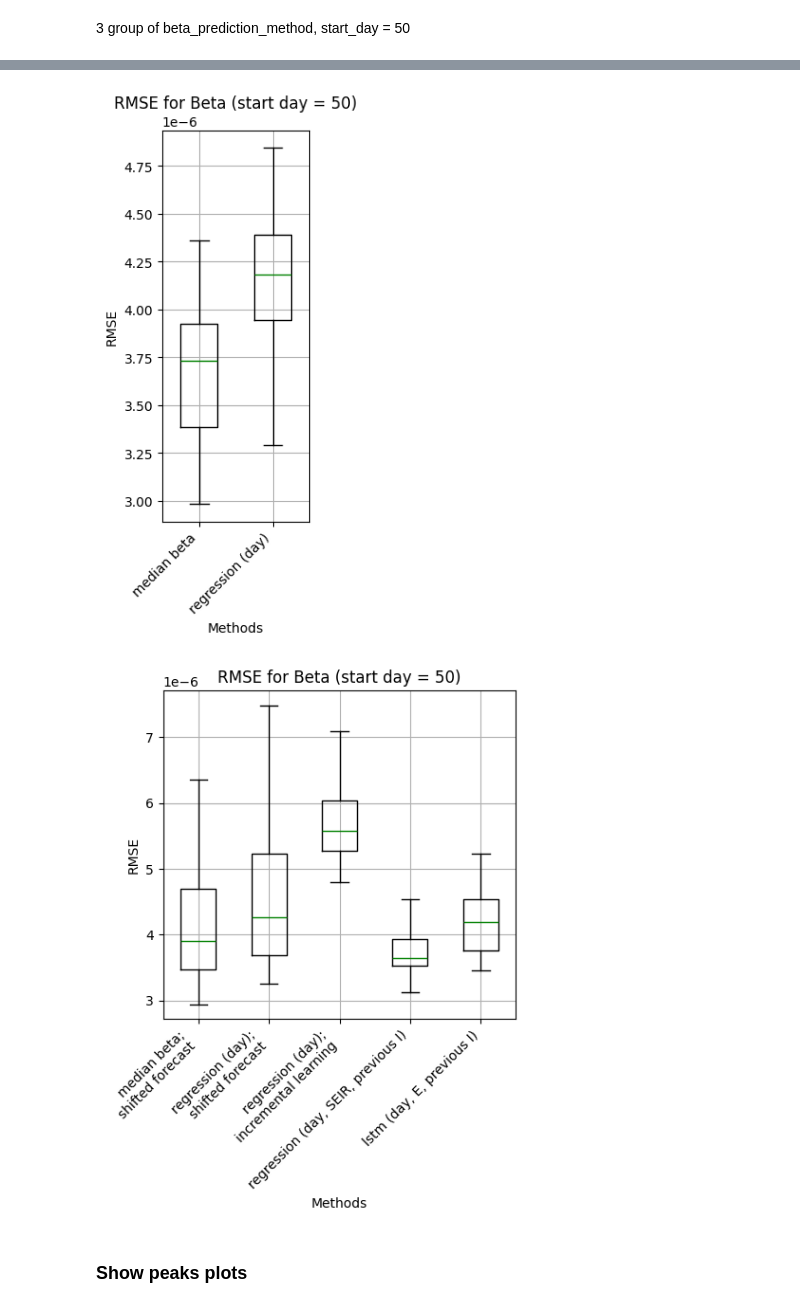
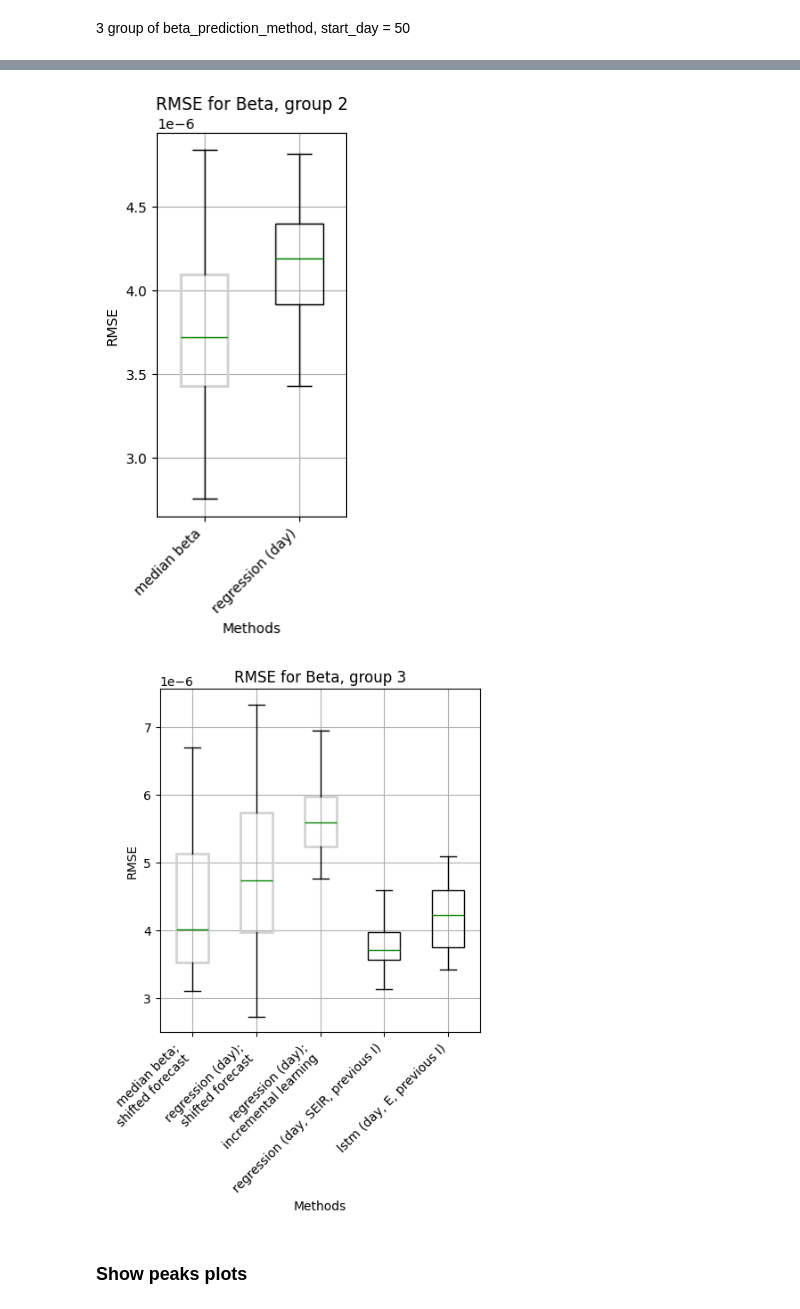
Before and after one commit to vnleonenko/Network_hybrid, a Jupyter notebook: plot_methods.ipynb, the cells around one changed output, grey strips where cells are left out. Drawn from its saved outputs; the diff is of its cells as text; code cells hidden in the pictures.

Commit message:
changed separate boxplots for groups

```diff
--- a/plot_methods.ipynb
+++ b/plot_methods.ipynb
@@ -928,8 +915,8 @@ for day in days:
 3 group of beta_prediction_method, start_day = 50
 # %%
 methods = [['last value',
-        'rolling mean last value',
-        'expanding mean last value',
+        'moving average\nlast value',
+        'cumulative average\nlast value',
         'biexponential decay'],
 
         ['median beta',
@@ -940,22 +927,7 @@ methods = [['last value',
         'regression (day);\nincremental learning',
         'regression (day, SEIR, previous I)',
         'lstm (day, E, previous I)']]
-day = 50
-for i in range(len(methods)):
-    methods = [['last value',
-        'rolling mean last value',
-        'expanding mean last value',
-        'biexponential decay'],
-
-        ['median beta',
-        'regression (day)'],
-
-        ['median beta;\nshifted forecast',
-        'regression (day);\nshifted forecast',
-        'regression (day);\nincremental learning',
-        'regression (day, SEIR, previous I)',
-        'lstm (day, E, previous I)']]
-    new_labels = [['last_value',
+new_labels = [['last_value',
         'rolling_mean_last_value',
         'expanding_mean_last_value',
         'biexponential_decay'],
@@ -968,19 +940,35 @@ for i in range(len(methods)):
         'regression_day_incremental_learning',
         'regression_day_SEIR_previous_I',
         'lstm_day_E_previous_I']]
+
+switch = 'type_start_day = roll_var_npeople'
+
+for i in range(len(methods)):
+
     rmse_df = pd.DataFrame()
-    for beta_prediction_method,new_labels in zip(methods[i], new_labels[i]):
+    for beta_prediction_method,new_label in zip(methods[i], new_labels[i]):
         # Загрузка данных из CSV
-        df = pd.read_csv(f'results/start_day = {day}/{new_labels}_results.csv')
+        df = pd.read_csv(f'results/{switch}/{new_label}_results.csv')
         # Добавляем данные в DataFrame с названием колонки как метод
         rmse_df[f"{beta_prediction_method}"] = df['rmse_Beta']
 
     # Создание боксплота
-    plt.figure(figsize=(8*len(methods[i])/11+1,6))  # Установка размера графика
-    box = plt.boxplot(rmse_df[methods[i]], showfliers=False, medianprops=dict(color='green'), widths=0.5)
+    plt.figure(figsize=(8*len(methods[i])/11+1,5))  # Установка размера графика
+    box = plt.boxplot(rmse_df[methods[i]], showfliers=False,
+                      medianprops=dict(color='green'), widths=0.5,
+                      patch_artist=True)
+
+    for n, patch in enumerate(box['boxes']):
+        if (i == 0) & (n < 3):
+            patch.set(color='lightgray', fill=True, linewidth=2)
+        elif (i == 1) & (n < 1):
+            patch.set(color='lightgray', fill=True, linewidth=2)
+        elif (i == 2) & (n < 3):
+            patch.set(color='lightgray', fill=True, linewidth=2)
+        patch.set(fill=False)
 
     # Настройка заголовка и меток
-    plt.title(f'RMSE for Beta (start day = {day})')
+    plt.title(f'RMSE for Beta, group {i+1}')
     plt.xlabel('Methods')
     plt.ylabel('RMSE')
 
@@ -989,8 +977,10 @@ for i in range(len(methods)):
             labels=methods[i], rotation=45, ha='right')
 
     # Показать график
-    plt.tight_layout()  # Автоматическая настройка отступов
+    # with tightlayout() figsize changes depending on xlabels' lengths
+    #plt.tight_layout()  # Автоматическая настройка отступов
     plt.grid()
-    plt.savefig(f'results/start_day = {day}/rmse_Beta_boxplot_methods_group_{i}.pdf', format='pdf', dpi=300, bbox_inches='tight')
+
+    plt.savefig(f'results/{switch}/rmse_Beta_boxplot_methods_group_{i}.pdf', format='pdf', bbox_inches='tight')
     plt.show()
 # %% [output]
@@ -998,5 +988,5 @@ for i in range(len(methods)):
-[figure, old version]
+[figure, new version]
-[figure, old version]
+[figure, new version]
 # %% [markdown]
 ### Show peaks plots
 # %%
```
Also changed, not shown: parts of 2 cells of this notebook, 6 other files.
